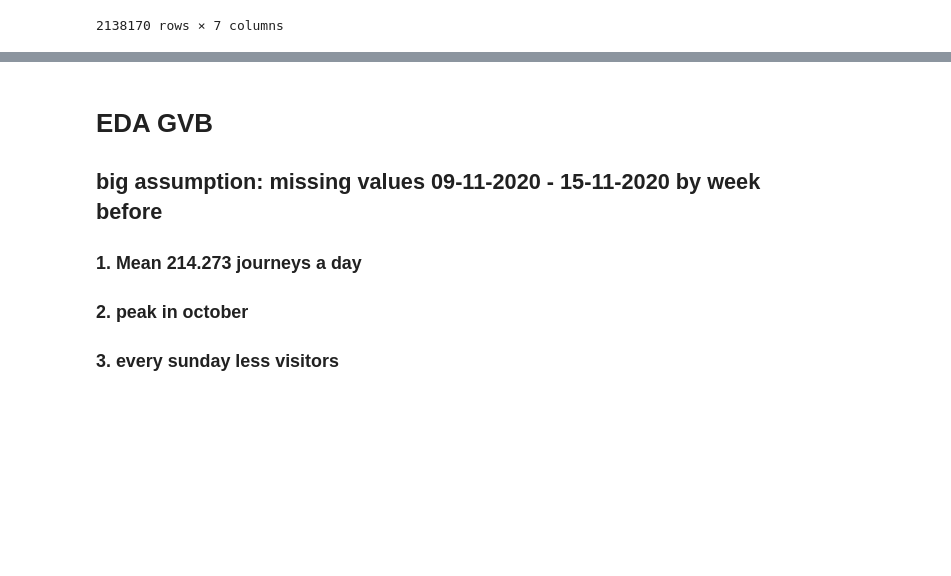
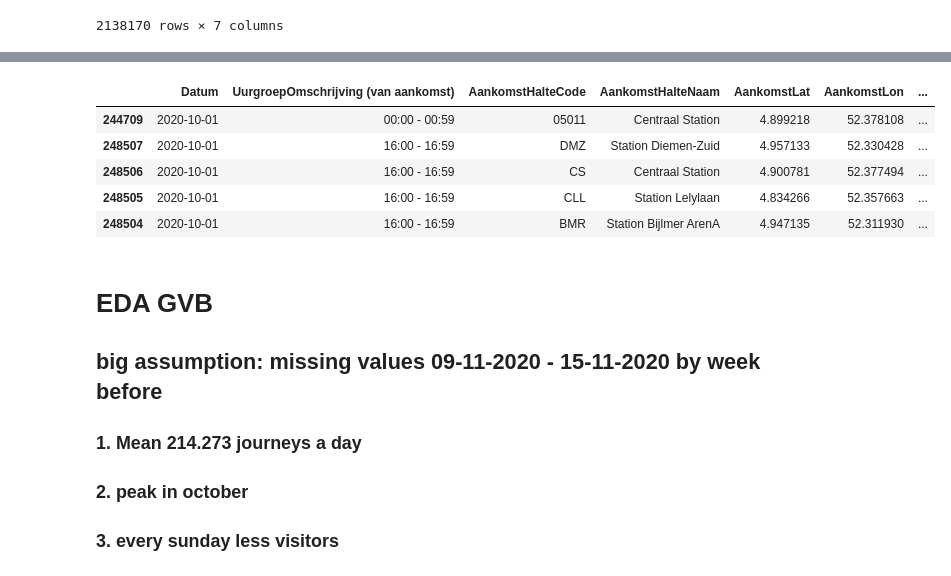
Before and after one commit to lotteph/DSP, a Jupyter notebook: GVB_ALL.ipynb, the cells around one changed output, grey strips where cells are left out. Saved outputs shown, nothing was run; the diff lists cells and outputs as text; code cells hidden in the pictures; blank space fills up the shorter version.

```diff
--- a/GVB_ALL.ipynb
+++ b/GVB_ALL.ipynb
@@ -129,5 +125,11 @@ See the caveats in the documentation: https://pandas.pydata.org/pandas-docs/stab
 | 2663306 | 2021-12-19 | 10:00 - 10:59 | 05056 | Mr. Visserplein | 4.905394 | 52.367941 | ... |
 2138170 rows × 7 columns
 # %%
-#gvb_data_range_very_cleaned#.groupby(['Datum']).sum()["2020-11"]
-gvb_data_range_very_cleaned
+# Still a lot of values are missing, make sure every data point gets added and interpolated
+# take last hour from column UurgroepOmschrijving and convert to datetime
+# add one minute to get hour, so 17:00 means 16:00 - 16:59
+# cmobine date and hour to make index unique
+gvb_data_range_very_cleaned_interpolation = gvb_data_range_very_cleaned.copy()
+gvb_data_range_very_cleaned_interpolation['hour'] = pd.to_datetime(gvb_data_range_very_cleaned_interpolation['UurgroepOmschrijving (van aankomst)'].str[-5:])
+gvb_data_range_very_cleaned_interpolation['hour'] = gvb_data_range_very_cleaned_interpolation['hour'].dt.time
+gvb_data_range_very_cleaned_interpolation['date'] = gvb_data_range_very_cleaned_interpolation.apply(lambda r : pd.datetime.combine(r['Datum'],r['hour']),1)
@@ -148,3 +136,12 @@ gvb_data_range_very_cleaned
+# %%
+gvb_data_range_very_cleaned_interpolation.head()
+# %% [output]
+|  | Datum | UurgroepOmschrijving (van aankomst) | AankomstHalteCode | AankomstHalteNaam | AankomstLat | AankomstLon | ... |
+| 244709 | 2020-10-01 | 00:00 - 00:59 | 05011 | Centraal Station | 4.899218 | 52.378108 | ... |
+| 248507 | 2020-10-01 | 16:00 - 16:59 | DMZ | Station Diemen-Zuid | 4.957133 | 52.330428 | ... |
+| 248506 | 2020-10-01 | 16:00 - 16:59 | CS | Centraal Station | 4.900781 | 52.377494 | ... |
+| 248505 | 2020-10-01 | 16:00 - 16:59 | CLL | Station Lelylaan | 4.834266 | 52.357663 | ... |
+| 248504 | 2020-10-01 | 16:00 - 16:59 | BMR | Station Bijlmer ArenA | 4.947135 | 52.311930 | ... |
 # %% [markdown]
 # EDA GVB
 ## big assumption: missing values 09-11-2020 - 15-11-2020 by week before
```
Also changed, not shown: parts of 13 cells of this notebook.
